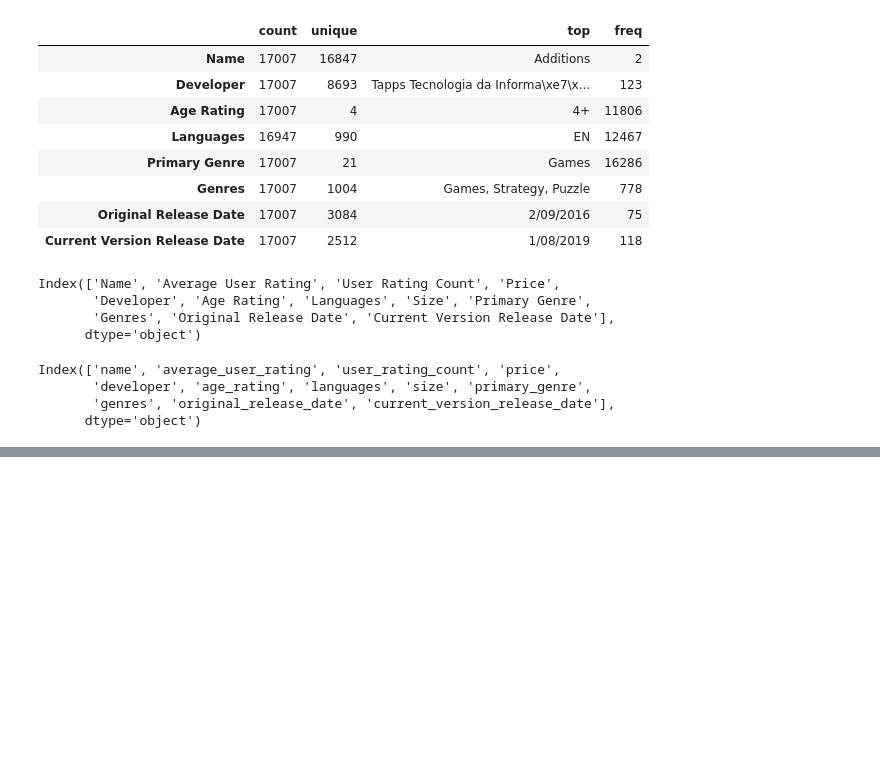
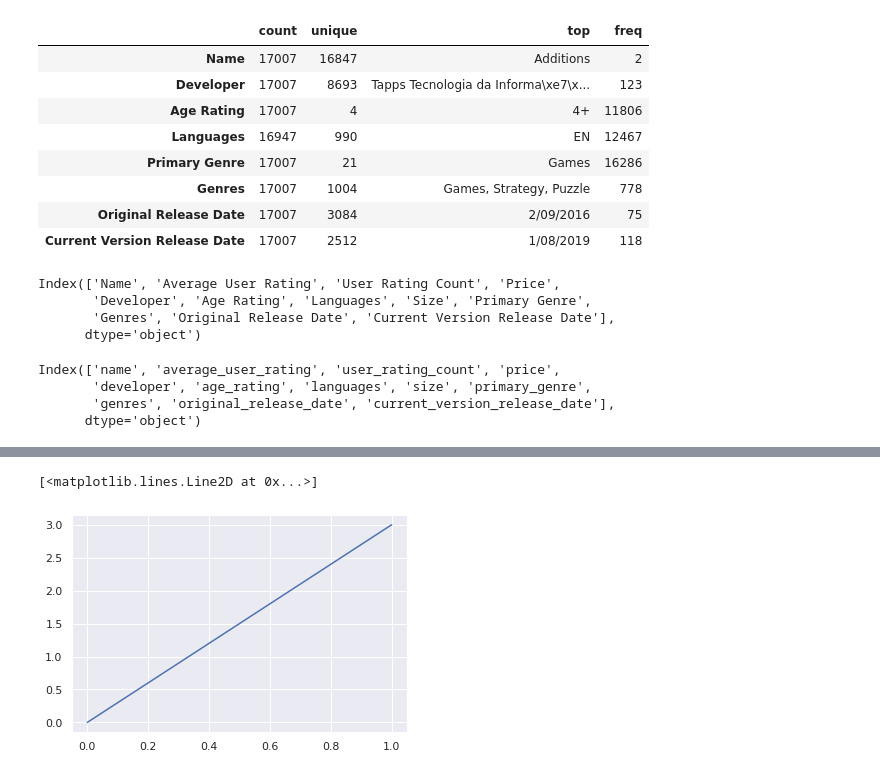
Before and after one commit to lukaszplust/data-science-learn, a Jupyter notebook: Bootcamp.ipynb, the cells around one changed output, grey strips where cells are left out. Saved outputs shown, nothing was run; the diff lists cells and outputs as text; code cells hidden in the pictures; blank space fills up the shorter version.

```diff
--- a/Bootcamp.ipynb
+++ b/Bootcamp.ipynb
@@ -1533,0 +2082,5 @@ df.head()
+# %%
+plt.plot([0,1], [0,3], label='line')
+# %% [output]
+[<matplotlib.lines.Line2D at 0x...>]
+[figure, added]
```
Also changed, not shown: parts of 88 cells of this notebook.
